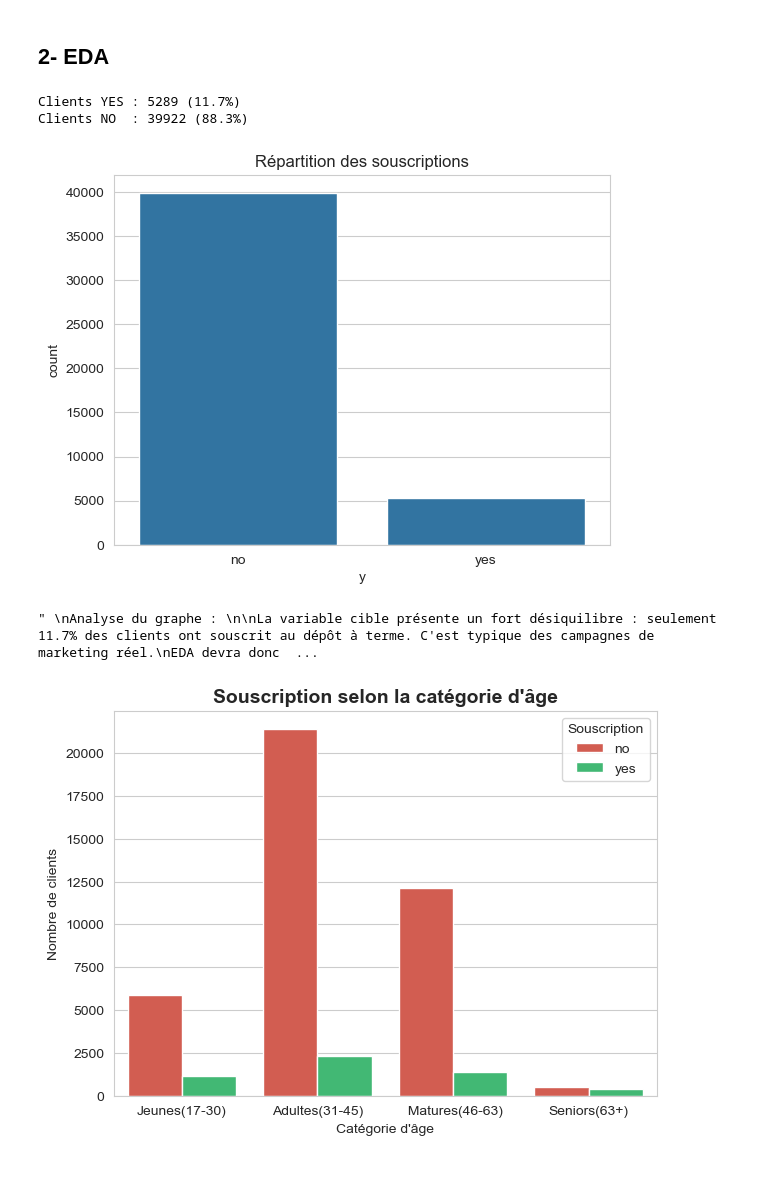
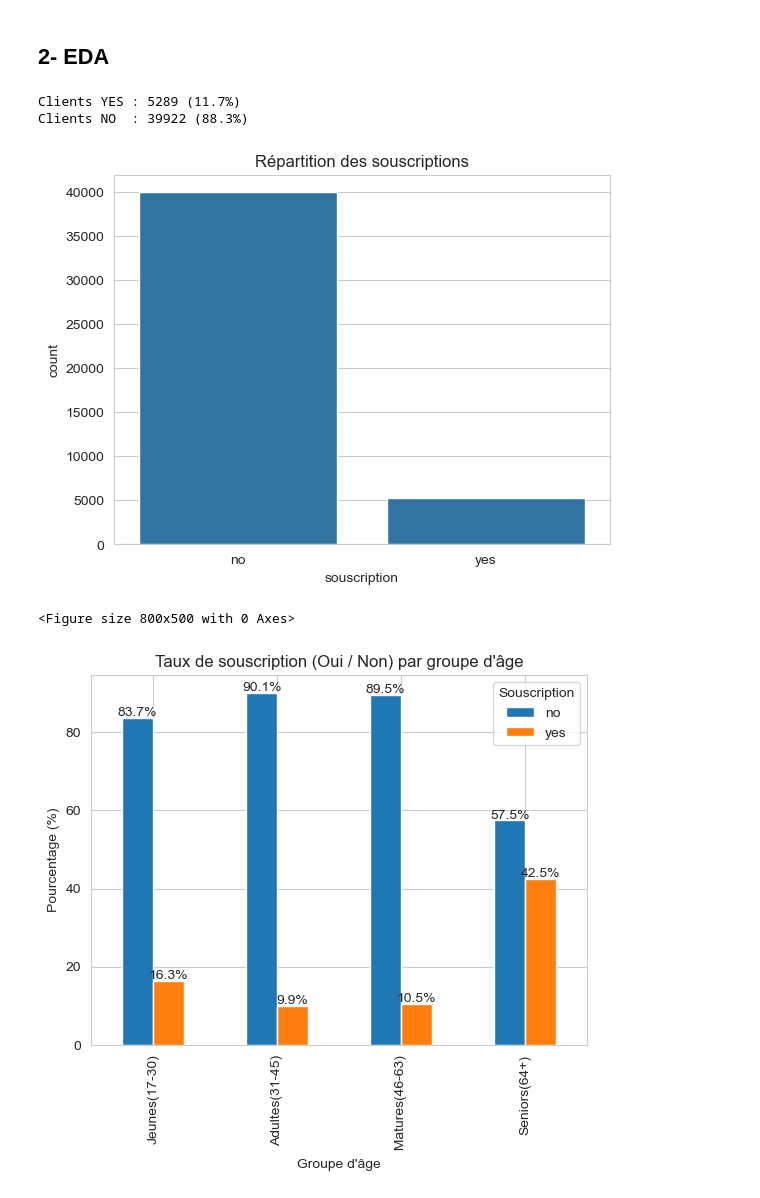
Before and after one commit to isaacprdnt/Bank-Marketing-Insights, a Jupyter notebook: 1_processing_eda.ipynb, the cells around one changed output. Cells and saved outputs as stored; diff of their text form; code cells hidden in the pictures.

```diff
--- a/1_processing_eda.ipynb
+++ b/1_processing_eda.ipynb
@@ -113,3 +113,17 @@ df_clean.head()
 | 2 | 33 | entrepreneur | married | secondary | no | 2 | yes | ... |
 | 3 | 47 | blue-collar | married | unknown | no | 1506 | yes | ... |
 | 4 | 33 | unknown | single | unknown | no | 1 | no | ... |
+# %%
+def segmenter_pdays(jours):
+    if jours == -1:
+        return "Jamais contacte"
+    elif jours <= 30:
+        return "Recent (0-30j)"
+    elif jours <= 90:
+        return "Intermediaire (31-90j)"
+    else:
+        return "Ancien (>90j)"
+
+df_clean['segment_contact'] = df_clean['pdays'].apply(segmenter_pdays)
+
+df_clean.head()
@@ -122,59 +141,58 @@ df = df_clean
 ## 2- EDA
 # %%
 # Nombre de personnes ayant souscrit ou non
-nb_yes = (df['y'] == 'yes').sum()
-nb_no = (df['y'] == 'no').sum()
-total = len(df)
+nb_yes = (df_clean['souscription'] == 'yes').sum()
+nb_no = (df_clean['souscription'] == 'no').sum()
+total = len(df_clean)
 pct_yes = nb_yes / total * 100
 pct_no = nb_no / total * 100
 print(f"Clients YES : {nb_yes} ({pct_yes:.1f}%)")
 print(f"Clients NO  : {nb_no} ({pct_no:.1f}%)")
-sns.countplot(x='y', data=df)
+sns.countplot(x='souscription', data=df_clean)
 plt.title("Répartition des souscriptions")
 plt.show()
 
-"""
-Analyse du graphe :
 
-La variable cible présente un fort désiquilibre : seulement 11.7% des clients ont souscrit au dépôt à terme. C'est typique des campagnes de marketing réel.
-EDA devra donc se concentrer sur l'identification des caractéristiques spécifiques aux souscripteurs, en utilisant des visualisations basées sur des proportions et des distributions comparées.
-   --------------------------------
-- Peu de clients souscrivent donc il faut creuser le profil des 11.7% de souscripteurs :
-qui sont -ils ? (age , profession, situation familiale, niveau d'éducation)
-Comment ont-ils été contactés ? (Mois, jour, type de contact, nombre d'appels ?)
-Quelle est leur situation financière ? (Solde, crédits, prêts ?)
+#Analyse du graphe :
 
-"""
+#La variable cible présente un fort désiquilibre : seulement 11.7% des clients ont souscrit au dépôt à terme. C'est typique des campagnes de marketing réel.
+#EDA devra donc se concentrer sur l'identification des caractéristiques spécifiques aux souscripteurs, en utilisant des visualisations basées sur des proportions et des distributions comparées.
+
+#Peu de clients souscrivent donc il faut creuser le profil des 11.7% de souscripteurs :
+#qui sont -ils ? (age , profession, situation familiale, niveau d'éducation)
+#Quelle est leur situation financière ? (Solde, crédits, prêts ?)
 # %% [output]
 Clients YES : 5289 (11.7%)
 Clients NO  : 39922 (88.3%)
-[figure, old version]
+[figure, new version]
-" \nAnalyse du graphe : \n\nLa variable cible présente un fort désiquilibre : seulement 11.7% des clients ont souscrit au dépôt à terme. C'est typique des campagnes de marketing réel.\nEDA devra donc  ...
 # %%
 #Montrer si les souscripteurs sont plus jeunes ou plus âgés
 
-df['age_group'] = pd.cut(
-    df['age'],
+df_clean['age_group'] = pd.cut(
+    df_clean['age'],
     bins=[17, 30, 45, 63, 100],
-    labels=['Jeunes(17-30)', 'Adultes(31-45)', ' Matures(46-63)', 'Seniors(63+)']
+    labels=['Jeunes(17-30)', 'Adultes(31-45)', ' Matures(46-63)', 'Seniors(64+)']
 )
-df[['age', 'age_group']].head()
-plt.figure(figsize=(7,5))
-sns.set_style("whitegrid")
+age_rate = (
+    df_clean.groupby('age_group')['souscription']
+    .value_counts(normalize=True)
+    .unstack() * 100
+)
+plt.figure(figsize=(8,5))
+age_rate.plot(kind='bar')
+for container in plt.gca().containers:
+    for bar in container:
+        height = bar.get_height()
+        plt.text(bar.get_x() + bar.get_width()/2, height + 0.5,
+                 f"{height:.1f}%", ha='center')
 
-sns.countplot(
-    x='age_group',
-    hue='y',
-    data=df,
-    palette={'yes':'#2ecc71', 'no':'#e74c3c'}
-)
-
-plt.title("Souscription selon la catégorie d'âge", fontsize=14, weight='bold')
-plt.xlabel("Catégorie d'âge")
-plt.ylabel("Nombre de clients")
+plt.title("Taux de souscription (Oui / Non) par groupe d'âge")
+plt.xlabel("Groupe d'âge")
+plt.ylabel("Pourcentage (%)")
 plt.legend(title="Souscription")
 plt.show()
 # %% [output]
+<Figure size 800x500 with 0 Axes>
-[figure, old version]
+[figure, new version]
 # %%
 #montrer quels métiers sont les plus susceptibles de dire OUI au dépôt à terme.
```
Also changed, not shown: parts of 14 cells of this notebook.
